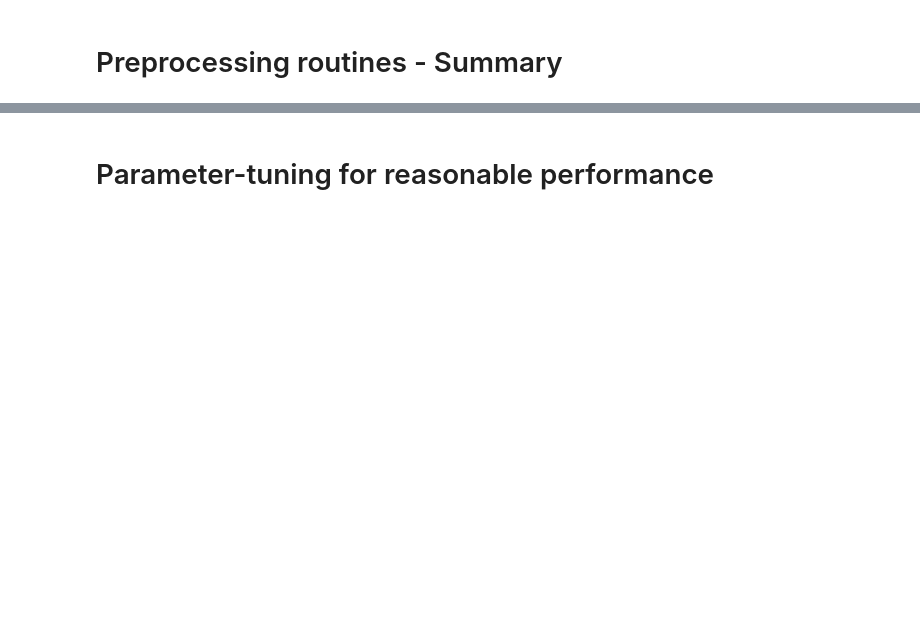
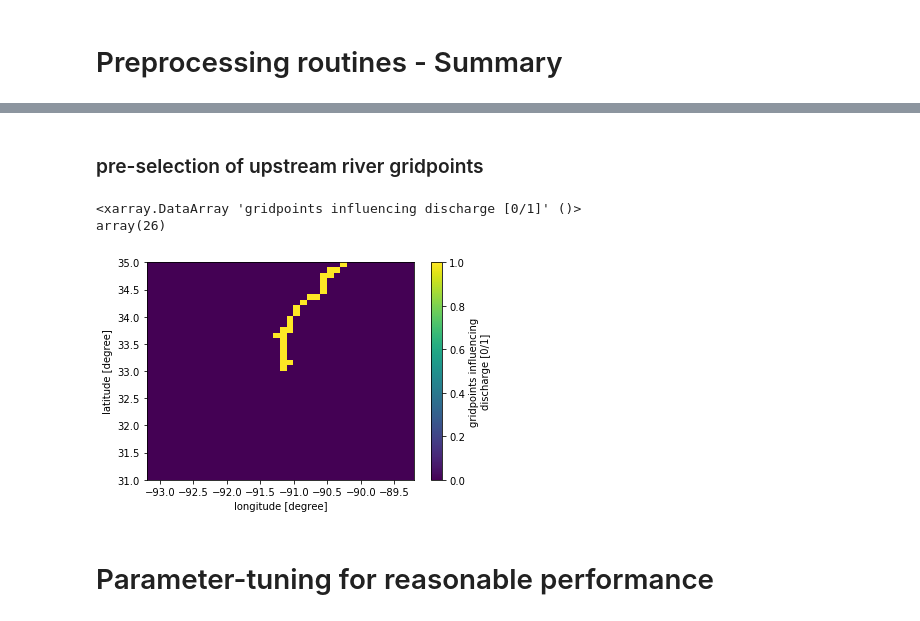
Before and after one commit to ECMWFCode4Earth/ml_flood, a Jupyter notebook: python/ml-flowmodel#3-optimize_performance.ipynb, the cells around one changed output, grey strips where cells are left out. Cells and saved outputs as stored; diff of their text form; code cells hidden in the pictures; blank space fills up the shorter version.

```diff
--- a/python/ml-flowmodel#3-optimize_performance.ipynb
+++ b/python/ml-flowmodel#3-optimize_performance.ipynb
@@ -26,3 +40,5 @@ glofas = xr.open_dataset('../data/usa/glofas_reanalysis_usa_1981-2002.nc')
 glofas = glofas.rename({'lat': 'latitude', 'lon': 'longitude'})  # to have the same name like in era5
 glofas = shift_time(glofas, -dt.timedelta(days=1))
 # da.transpose(dims='latitude')  # flip?
+# %%
+glofas = glofas.isel(time=slice(0, 365*3))
@@ -122,0 +186,2 @@ upstream = select_upstream_river(dis_box, dis_point, z_box, z_point, rivermask,
+# %% [markdown]
+### pre-selection of upstream river gridpoints
@@ -123,3 +198,10 @@ upstream = select_upstream_river(dis_box, dis_point, z_box, z_point, rivermask,
+# %%
+upstream.plot()
+print(upstream.sum())
+# %% [output]
+<xarray.DataArray 'gridpoints influencing discharge [0/1]' ()>
+array(26)
+[figure, added]
 # %% [markdown]
 # Parameter-tuning for reasonable performance
 # %%
```
Also changed, not shown: parts of 33 cells of this notebook.
